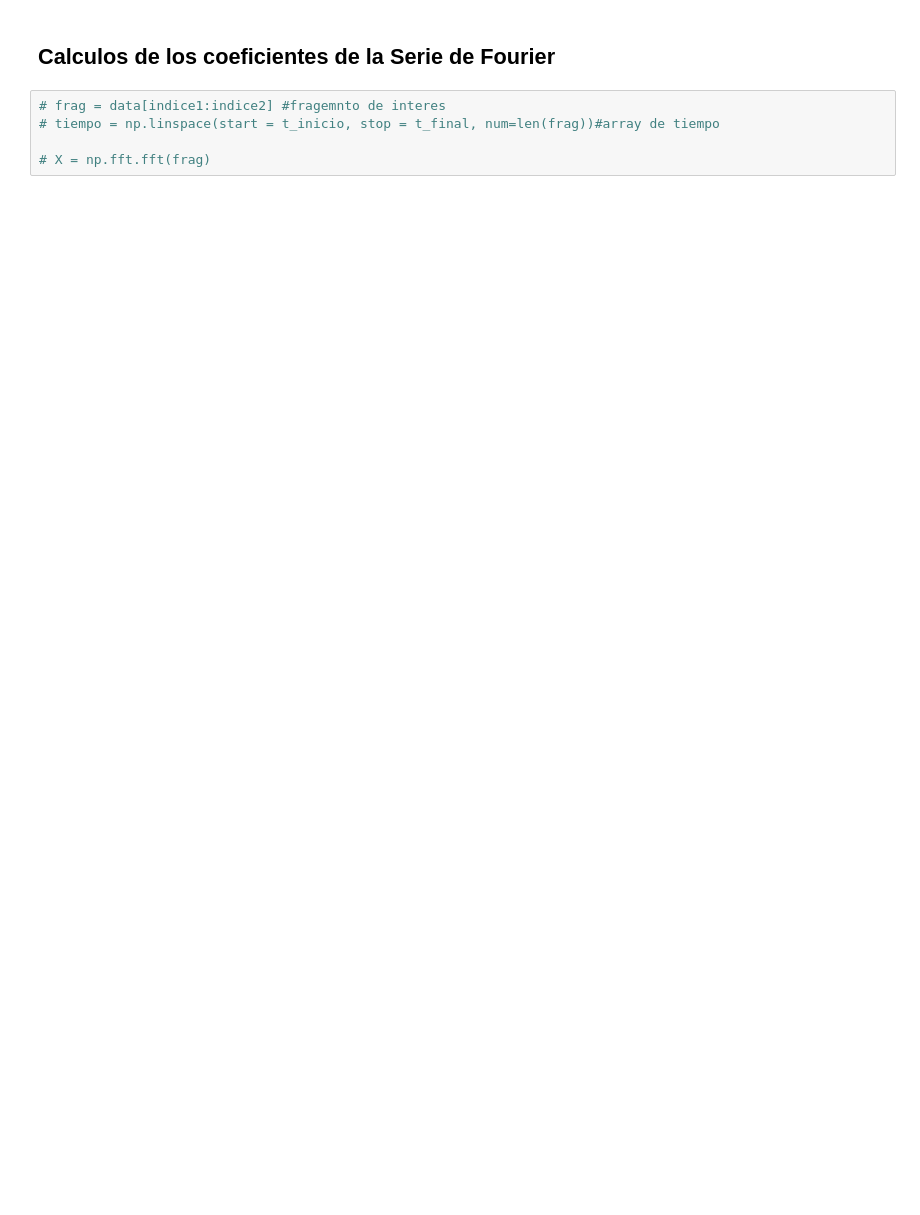
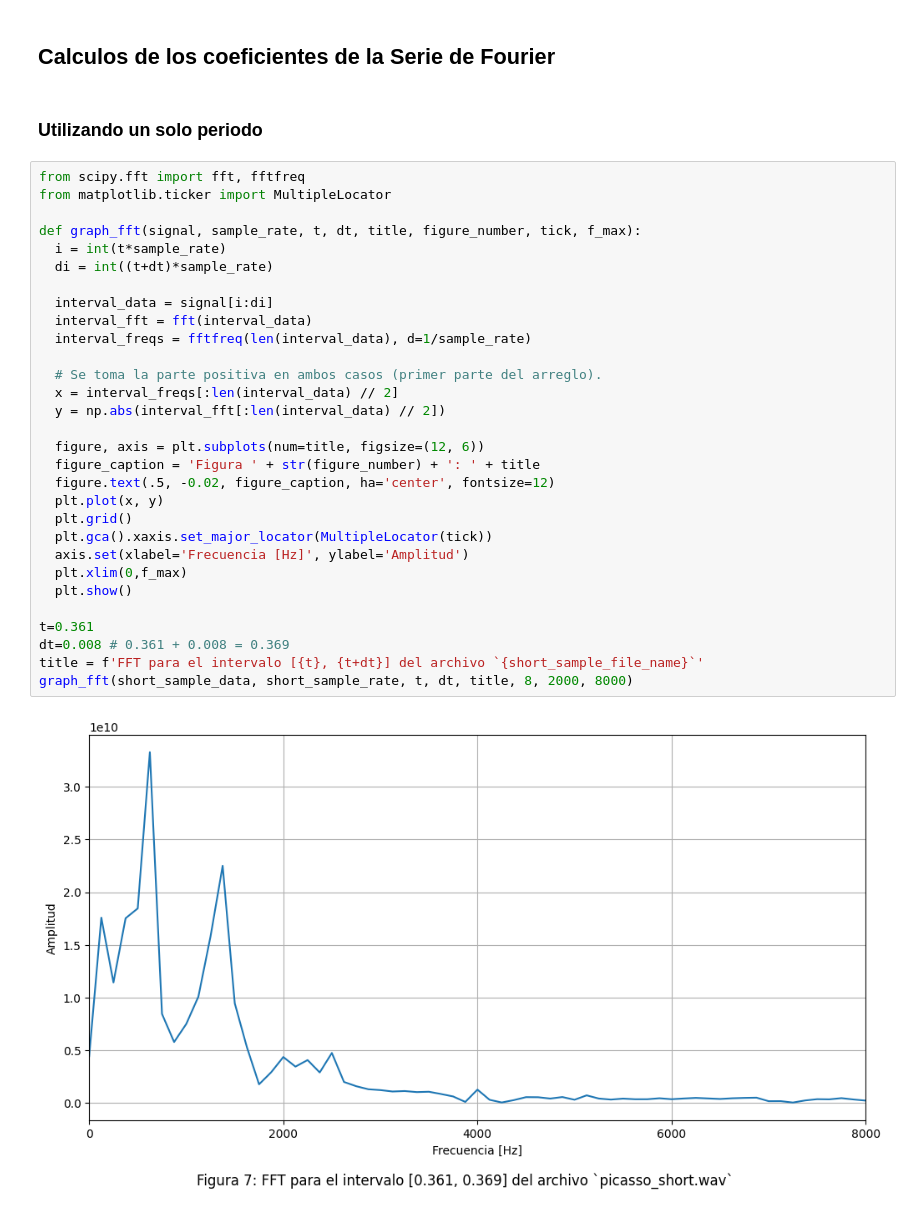
Before and after one commit to mjkloeckner/TB065, a Jupyter notebook: tpe.ipynb, the cells around one changed output. Saved outputs shown, nothing was run; the diff lists cells and outputs as text; blank space fills up the shorter version.

```diff
--- a/tpe.ipynb
+++ b/tpe.ipynb
@@ -128,7 +130,36 @@ Tomando como periodo de la señal el marcado, se puede aproximar el periodo a 0.
 # %% [markdown]
 ## Calculos de los coeficientes de la Serie de Fourier
-# %%
-# frag = data[indice1:indice2] #fragemnto de interes
-# tiempo = np.linspace(start = t_inicio, stop = t_final, num=len(frag))#array de tiempo
-
-# X = np.fft.fft(frag)
+# %% [markdown]
+### Utilizando un solo periodo
+# %%
+from scipy.fft import fft, fftfreq
+from matplotlib.ticker import MultipleLocator
+
+def graph_fft(signal, sample_rate, t, dt, title, figure_number, tick, f_max):
+  i = int(t*sample_rate)
+  di = int((t+dt)*sample_rate)
+
+  interval_data = signal[i:di]
+  interval_fft = fft(interval_data)
+  interval_freqs = fftfreq(len(interval_data), d=1/sample_rate)
+
+  # Se toma la parte positiva en ambos casos (primer parte del arreglo).
+  x = interval_freqs[:len(interval_data) // 2]
+  y = np.abs(interval_fft[:len(interval_data) // 2])
+
+  figure, axis = plt.subplots(num=title, figsize=(12, 6))
+  figure_caption = 'Figura ' + str(figure_number) + ': ' + title
+  figure.text(.5, -0.02, figure_caption, ha='center', fontsize=12)
+  plt.plot(x, y)
+  plt.grid()
+  plt.gca().xaxis.set_major_locator(MultipleLocator(tick))
+  axis.set(xlabel='Frecuencia [Hz]', ylabel='Amplitud')
+  plt.xlim(0,f_max)
+  plt.show()
+
+t=0.361
+dt=0.008 # 0.361 + 0.008 = 0.369
+title = f'FFT para el intervalo [{t}, {t+dt}] del archivo `{short_sample_file_name}`'
+graph_fft(short_sample_data, short_sample_rate, t, dt, title, 8, 2000, 8000)
+# %% [output]
+[figure, added]
```
Also changed, not shown: parts of 5 cells of this notebook.
